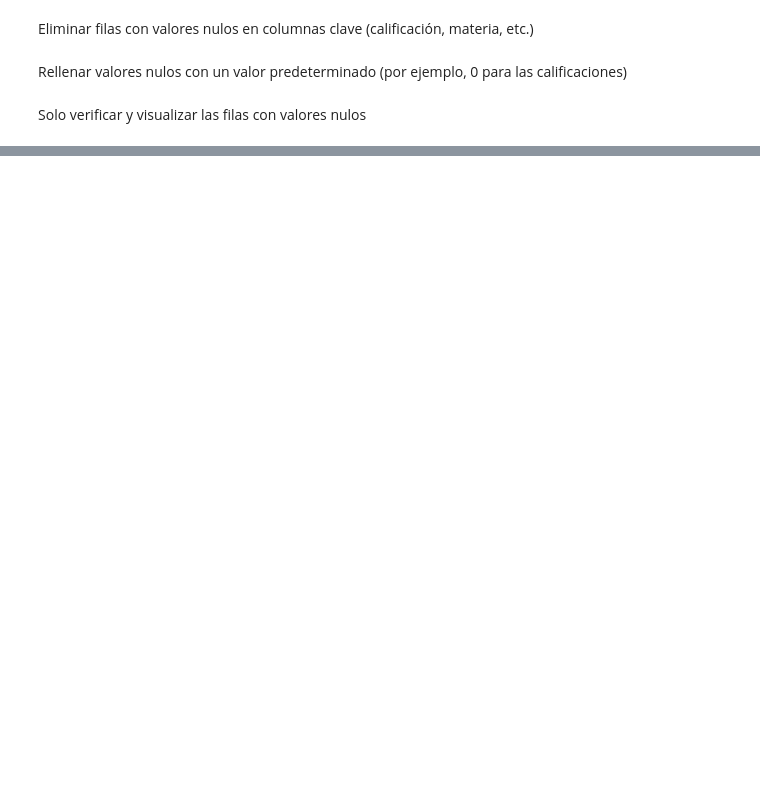
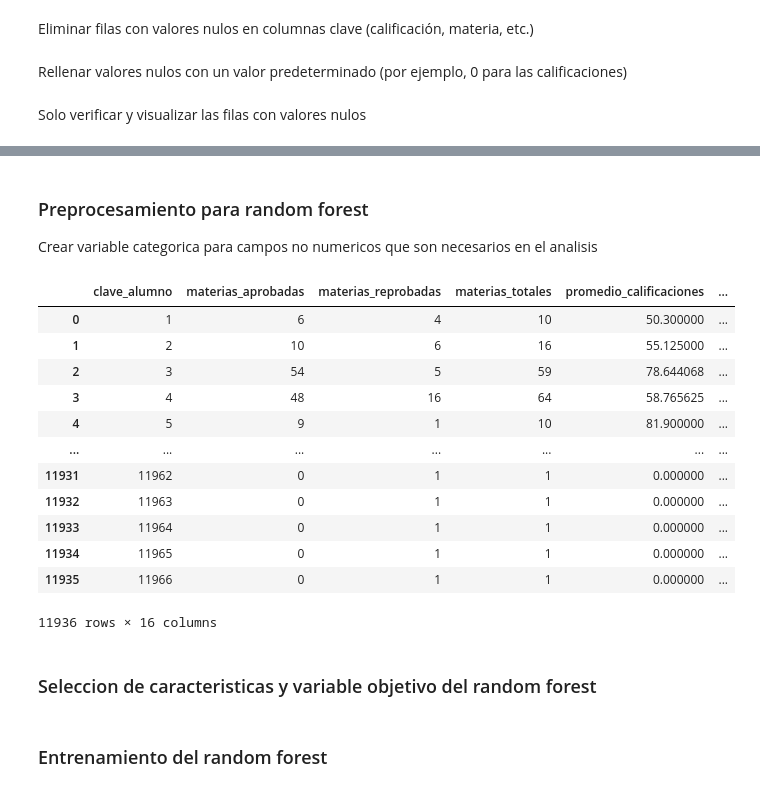
Before and after one commit to jesusBarrazaCastro/exito_academico, a Jupyter notebook: code.ipynb, the cells around one changed output, grey strips where cells are left out. Cells and saved outputs as stored; diff of their text form; code cells hidden in the pictures; blank space fills up the shorter version.

```diff
--- a/code.ipynb
+++ b/code.ipynb
@@ -338,0 +268,33 @@ print(estudiantes_completos_guardados.head())
+# %% [markdown]
+### Preprocesamiento para random forest
+Crear variable categorica para campos no numericos que son necesarios en el analisis
+# %%
+# Codificación de variables categóricas
+from sklearn.preprocessing import LabelEncoder
+
+le_carrera = LabelEncoder()
+le_ciudad = LabelEncoder()
+le_colonia = LabelEncoder()
+
+# Aplicamos la codificación
+datos_agrupados['carrera_codificada'] = le_carrera.fit_transform(datos_agrupados['carrera'])
+datos_agrupados['ciudad_codificada'] = le_ciudad.fit_transform(datos_agrupados['ciudad'])
+datos_agrupados['colonia_codificada'] = le_colonia.fit_transform(datos_agrupados['colonia'])
+
+display(datos_agrupados)
+# %% [output]
+|  | clave_alumno | materias_aprobadas | materias_reprobadas | materias_totales | promedio_calificaciones | ... |
+| 0 | 1 | 6 | 4 | 10 | 50.300000 | ... |
+| 1 | 2 | 10 | 6 | 16 | 55.125000 | ... |
+| 2 | 3 | 54 | 5 | 59 | 78.644068 | ... |
+| 3 | 4 | 48 | 16 | 64 | 58.765625 | ... |
+| 4 | 5 | 9 | 1 | 10 | 81.900000 | ... |
+| ... | ... | ... | ... | ... | ... | ... |
+| 11931 | 11962 | 0 | 1 | 1 | 0.000000 | ... |
+| 11932 | 11963 | 0 | 1 | 1 | 0.000000 | ... |
+| 11933 | 11964 | 0 | 1 | 1 | 0.000000 | ... |
+| 11934 | 11965 | 0 | 1 | 1 | 0.000000 | ... |
+| 11935 | 11966 | 0 | 1 | 1 | 0.000000 | ... |
+11936 rows × 16 columns
+# %% [markdown]
+### Seleccion de caracteristicas y variable objetivo del random forest
@@ -338,0 +308,2 @@ print(estudiantes_completos_guardados.head())
+# %% [markdown]
+### Entrenamiento del random forest
```
Also changed, not shown: parts of 32 cells of this notebook, 2 other files.
